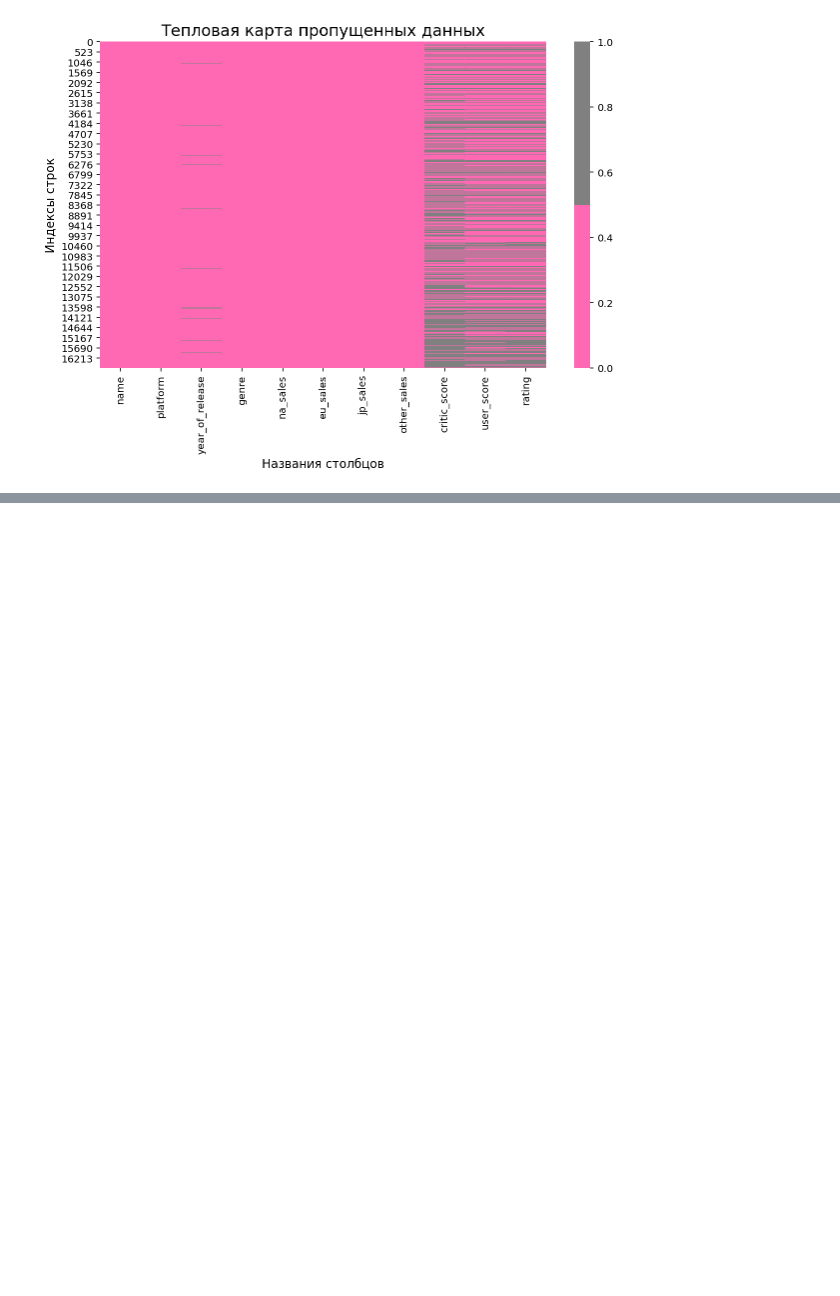
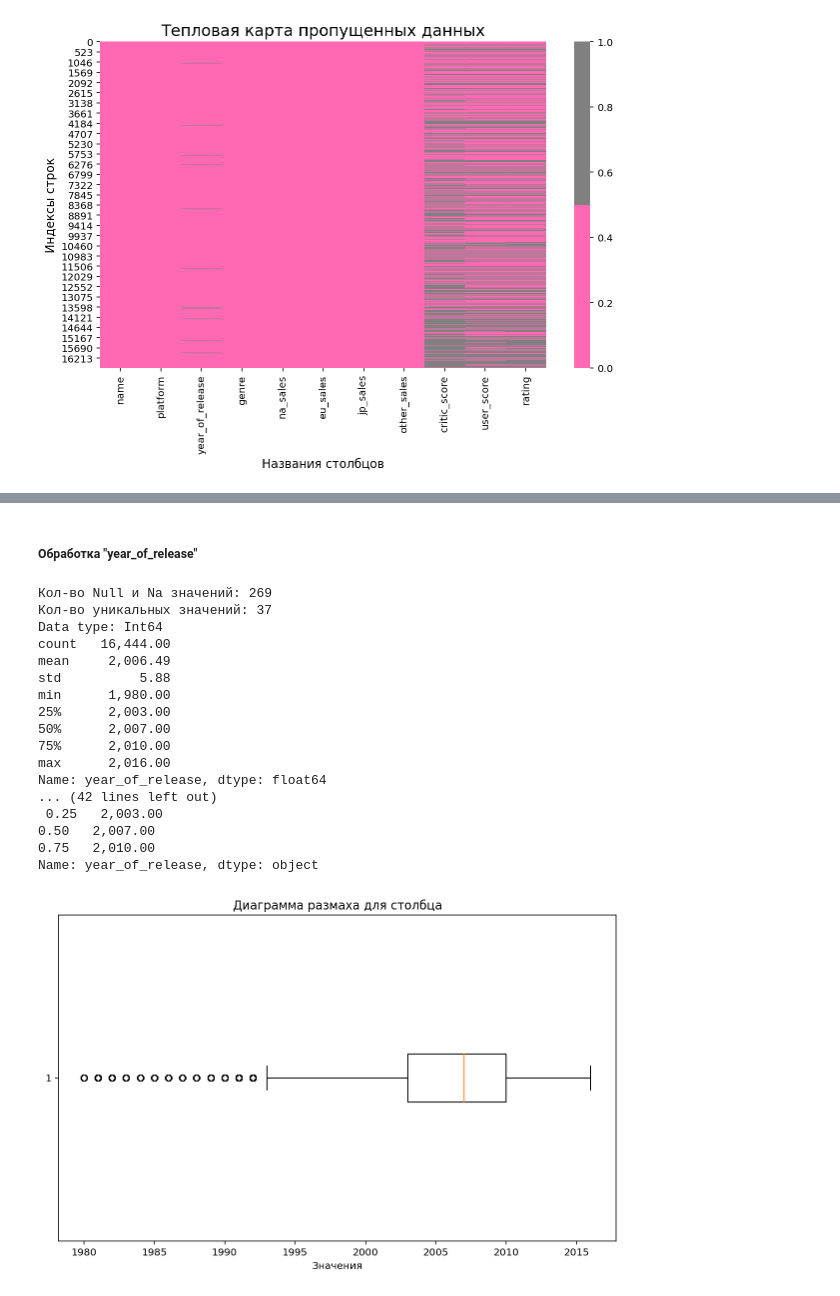
Before and after one commit to vulcan4ik/Practicum-projects-da-ds, a Jupyter notebook: notebooks/2-practicum-games-research.ipynb, the cells around one changed output, grey strips where cells are left out. Drawn from its saved outputs; the diff is of its cells as text; code cells hidden in the pictures; blank space fills up the shorter version.

```diff
--- a/notebooks/2-practicum-games-research.ipynb
+++ b/notebooks/2-practicum-games-research.ipynb
@@ -162,0 +234,34 @@ plt.show()
+# %%
+"""
+функция принимает значение столбца df и выводит его описание для анализа, считает пропуски, уникальные значения ,
+тип данных и строит диаграмму размаха для числовых типов данных
+"""
+
+
+def investigate_column(column):
+    print("Кол-во Null и Na значений:", column.isna().sum())
+    print("Кол-во уникальных значений:", column.nunique())
+    print("Data type:", column.dtype)
+
+    # Описание статистики
+    print(column.describe())
+
+    # Частота уникальных значений
+    print("Частота уникальных значений столбца:\n", column.value_counts())
+
+    # Минимальное и максимальное значение (для числовых данных)
+    if pd.api.types.is_numeric_dtype(column) and not pd.api.types.is_bool_dtype(column):
+        print("Minimum :", column.min())
+        print("Maximum :", column.max())
+        print("Quantiles:\n", column.quantile([0.25, 0.5, 0.75]))
+
+        # Построение boxplot
+        plt.figure(figsize=(10, 6))
+        plt.boxplot(
+            column.dropna(), vert=False
+        )  # Удаляем NaN для отображения и разворачиваем график
+        plt.title(f"Диаграмма размаха для столбца")
+        plt.xlabel("Значения")
+        plt.show()
+    else:
+        pass
@@ -162,0 +292,5 @@ plt.show()
+# %%
+# уберем пробелы в начале строк
+df["name"] = df["name"].str.strip()
+# уберем пропуски
+df.dropna(subset=["name"], inplace=True)
@@ -162,0 +346,2 @@ plt.show()
+# %%
+df["platform"] = df["platform"].str.strip()
@@ -162,0 +372,25 @@ plt.show()
+# %%
+df["genre"] = df["genre"].str.strip()
+# %% [markdown]
+##### Обработка "year_of_release"
+# %%
+investigate_column(df["year_of_release"])
+# %% [output]
+Кол-во Null и Na значений: 269
+Кол-во уникальных значений: 37
+Data type: Int64
+count   16,444.00
+mean     2,006.49
+std          5.88
+min      1,980.00
+25%      2,003.00
+50%      2,007.00
+75%      2,010.00
+max      2,016.00
+Name: year_of_release, dtype: float64
+... (42 lines left out)
+ 0.25   2,003.00
+0.50   2,007.00
+0.75   2,010.00
+Name: year_of_release, dtype: object
+[figure, added]
```
Also changed, not shown: parts of 103 cells of this notebook.
